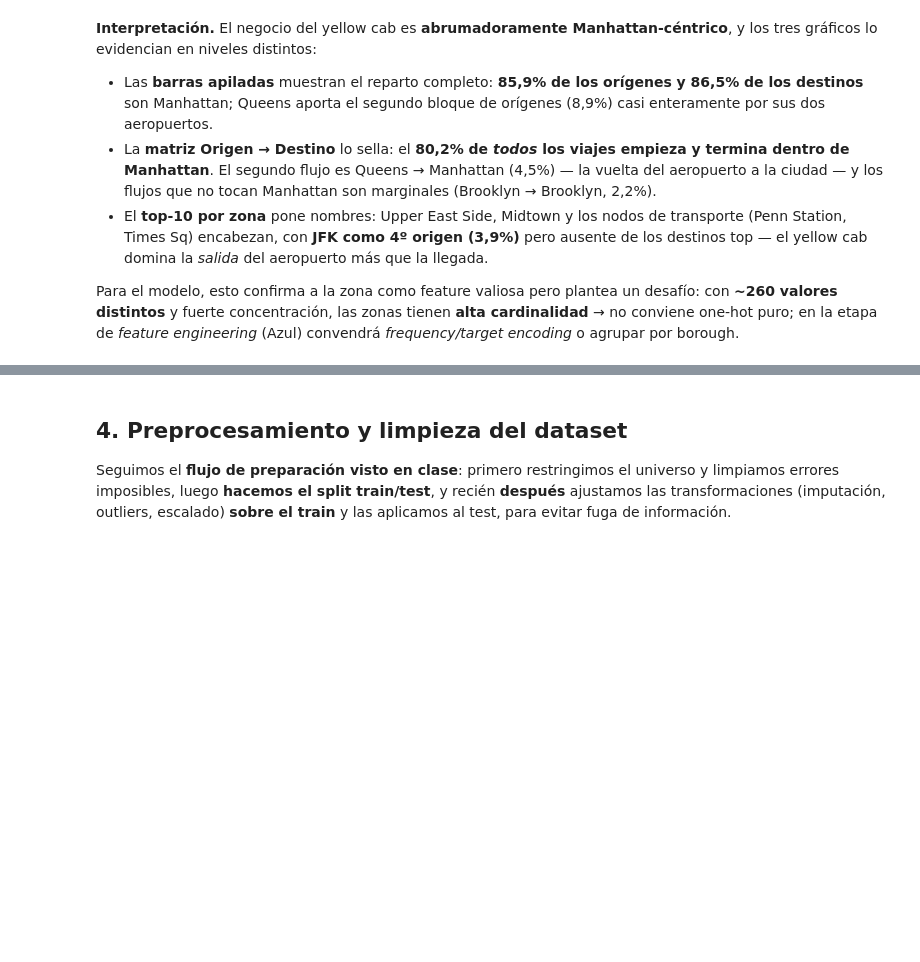
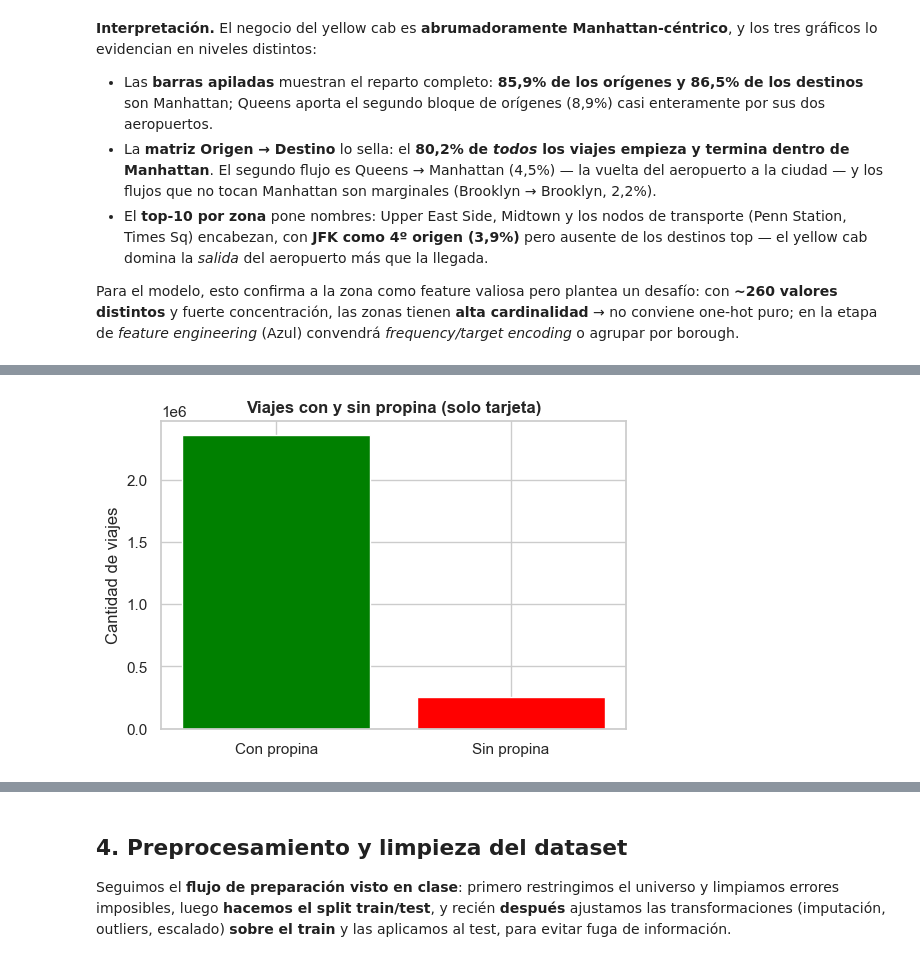
Before and after one commit to nmoguilner/ceia_add, a Jupyter notebook: tp_grupal_eda_planA_propina.ipynb, the cells around one changed output, grey strips where cells are left out. Drawn from its saved outputs; the diff is of its cells as text; code cells hidden in the pictures; blank space fills up the shorter version.

```diff
--- a/tp_grupal_eda_planA_propina.ipynb
+++ b/tp_grupal_eda_planA_propina.ipynb
@@ -927,0 +853,16 @@ No charge      12842             0.03       0.00             0.32
+# %%
+#Muestra de viajes pagados con tarjeta que dejaron propina vs que no dejaron
+
+con_propina = (df_card["tip_amount"] > 0).sum()
+sin_propina = (df_card["tip_amount"] == 0).sum()
+
+plt.figure(figsize=(6, 4))
+plt.bar(["Con propina", "Sin propina"], [con_propina, sin_propina],
+        color=["green", "red"])
+plt.title("Viajes con y sin propina (solo tarjeta)")
+plt.ylabel("Cantidad de viajes")
+plt.show()
+
+#La mayoria de los viajes abonados con tarjeta registran una propina, aunque tambien existen viajes sin propina.
+# %% [output]
+[figure, added]
```
Also changed, not shown: parts of 13 cells of this notebook.
